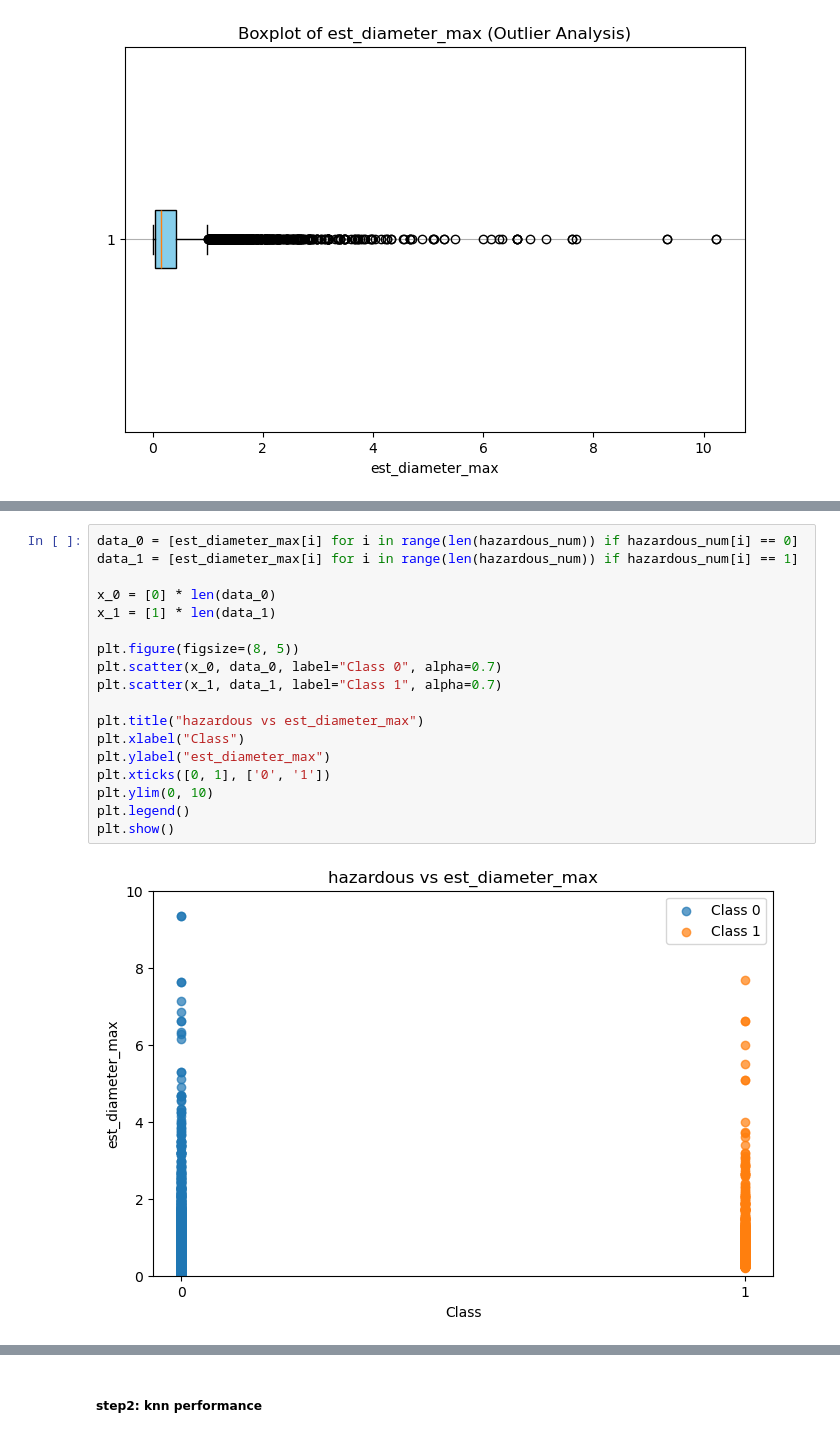
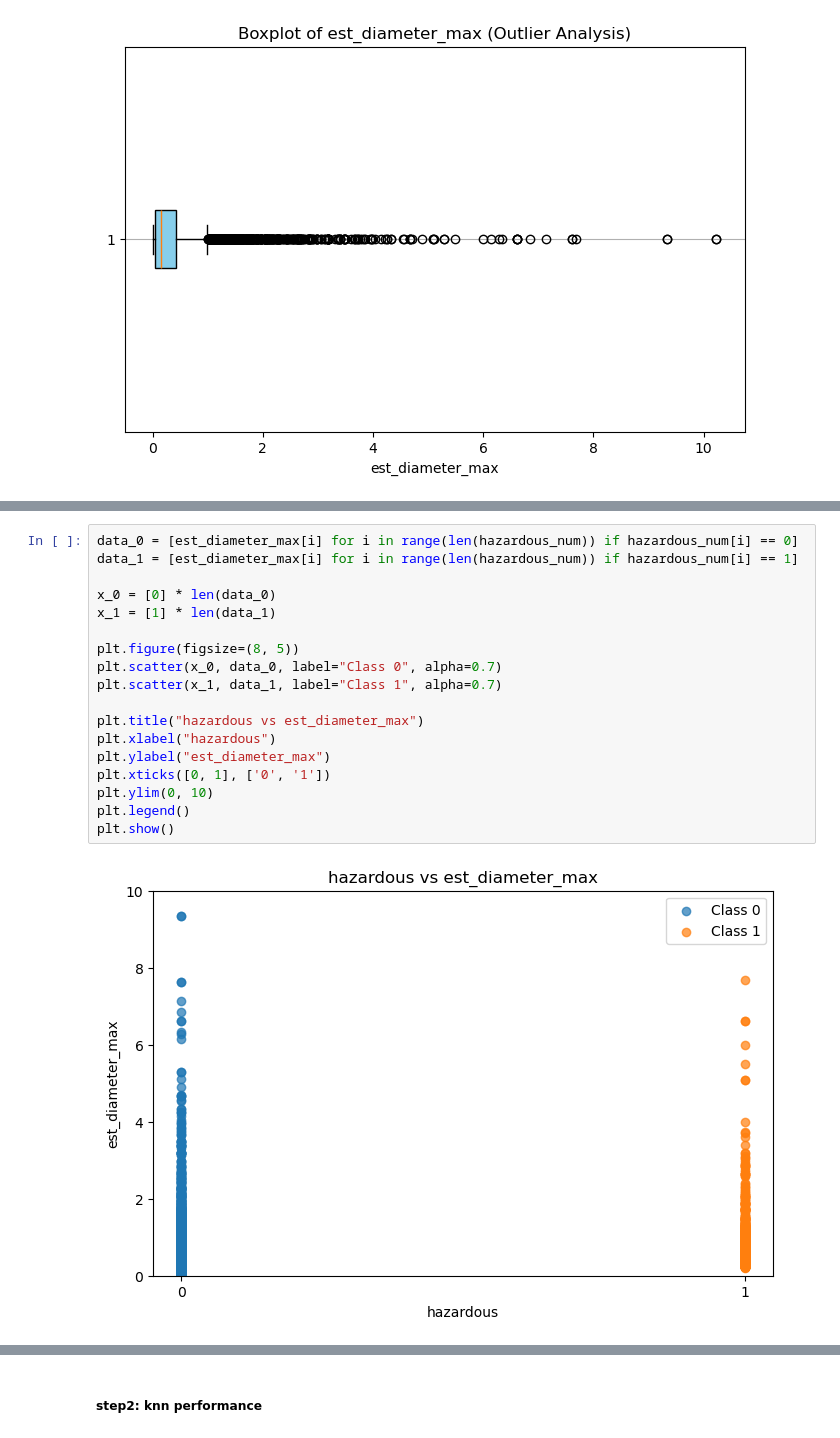
Before and after one commit to moyigu/CPSC322-Final-Project, a Jupyter notebook: analysis.ipynb, the cells around one changed output, grey strips where cells are left out. Drawn from its saved outputs; the diff is of its cells as text.

```diff
--- a/analysis.ipynb
+++ b/analysis.ipynb
@@ -65,20 +66,20 @@ plt.show()
 # %%
 data_0 = [est_diameter_max[i] for i in range(len(hazardous_num)) if hazardous_num[i] == 0]
 data_1 = [est_diameter_max[i] for i in range(len(hazardous_num)) if hazardous_num[i] == 1]
 
 x_0 = [0] * len(data_0)
 x_1 = [1] * len(data_1)
 
 plt.figure(figsize=(8, 5))
 plt.scatter(x_0, data_0, label="Class 0", alpha=0.7)
 plt.scatter(x_1, data_1, label="Class 1", alpha=0.7)
 
 plt.title("hazardous vs est_diameter_max")
-plt.xlabel("Class")
+plt.xlabel("hazardous")
 plt.ylabel("est_diameter_max")
 plt.xticks([0, 1], ['0', '1'])
 plt.ylim(0, 10)
 plt.legend()
 plt.show()
 # %% [output]
-[figure, old version]
+[figure, new version]
```
Also changed, not shown: parts of 5 cells of this notebook.
